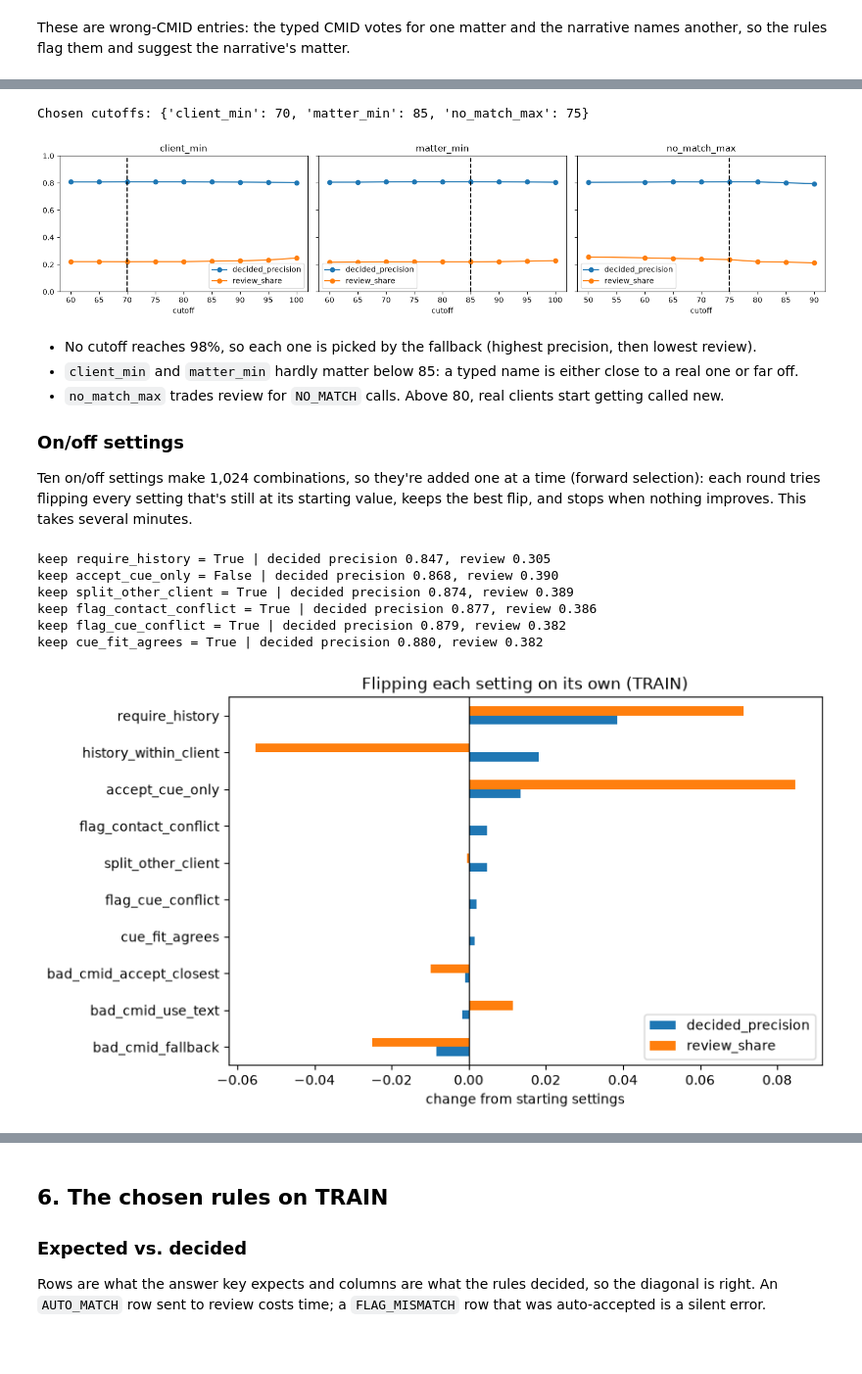
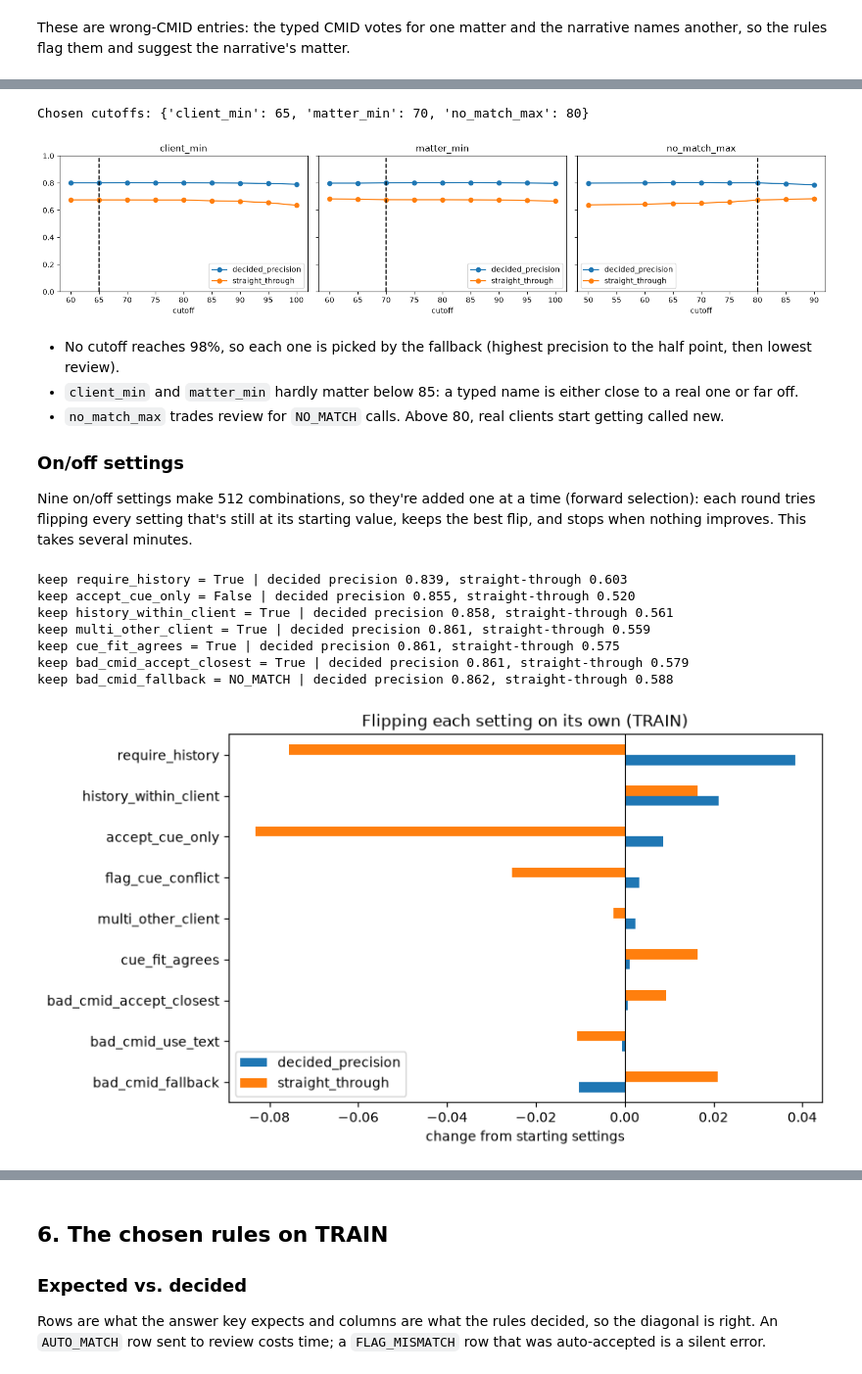
Before and after one commit to ashleyyykim/billing-entry-assistant, a Jupyter notebook: matching/notebooks/03_baseline_rules.ipynb, the cells around one changed output, grey strips where cells are left out. Shown at 98% size. Saved outputs shown, nothing was run; the diff lists cells and outputs as text; code cells hidden in the pictures; blank space fills up the shorter version.

```diff
--- a/matching/notebooks/03_baseline_rules.ipynb
+++ b/matching/notebooks/03_baseline_rules.ipynb
@@ -47,9 +47,8 @@ CUTOFFS = {
 }
 SWITCHES = {   # starting value first
     "accept_cue_only": [True, False],
-    "split_other_client": [False, True],
+    "multi_other_client": [False, True],
     "flag_cue_conflict": [False, True],
-    "flag_contact_conflict": [False, True],
     "require_history": [False, True],
     "cue_fit_agrees": [False, True],
     "history_within_client": [False, True],
@@ -161,4 +162,4 @@ These are wrong-CMID entries: the typed CMID votes for one matter and the narrat
 # %%
-start_runs = {"status quo": evaluate(train_pairs, start, status_quo), "rules": evaluate(train_pairs, start)}
+start_runs = {"CMID only": evaluate(train_pairs, start, cmid_only), "rules": evaluate(train_pairs, start)}
 pd.DataFrame({name: summarize(scored) for name, scored in start_runs.items()}).T.round(3)
 # %% [output]
@@ -189,14 +190,7 @@ plt.show()
 
 One cutoff changes at a time while the others stay at their starting values. This takes a few minutes.
 # %%
-METRICS = ["decided_precision", "review_share", "action_accuracy"]
-
-
-def pick_best(results):
-    ok = results[results["decided_precision"] >= PRECISION_TARGET]
-    if ok.empty:
-        return results.sort_values(["decided_precision", "review_share"], ascending=[False, True]).index[0]
-    return ok.sort_values(["review_share", "action_accuracy"], ascending=[True, False]).index[0]
+METRICS = ["decided_precision", "straight_through", "action_accuracy"]
 
 
 sweeps = {}
@@ -205,29 +199,29 @@ for setting, values in CUTOFFS.items():
 
 tuned = dict(start)
 for setting, results in sweeps.items():
-    best = results.loc[pick_best(results), METRICS]
+    best = results.loc[pick_best(results, PRECISION_TARGET), METRICS]
     ties = results[(results[METRICS] == best).all(axis=1)].index
     tuned[setting] = min(ties, key=lambda v: abs(v - start[setting]))
 print("Chosen cutoffs:", {s: tuned[s] for s in CUTOFFS})
 
 fig, axes = plt.subplots(1, 3, figsize=(15, 3.5), sharey=True)
 for ax, (setting, results) in zip(axes, sweeps.items()):
-    results[["decided_precision", "review_share"]].plot(ax=ax, marker="o", title=setting, ylim=(0, 1))
+    results[["decided_precision", "straight_through"]].plot(ax=ax, marker="o", title=setting, ylim=(0, 1))
     ax.axvline(tuned[setting], color="black", linestyle="--")
     ax.set_xlabel("cutoff")
 plt.tight_layout()
 plt.show()
 # %% [output]
-Chosen cutoffs: {'client_min': 70, 'matter_min': 85, 'no_match_max': 75}
+Chosen cutoffs: {'client_min': 65, 'matter_min': 70, 'no_match_max': 80}
-[figure, old version]
+[figure, new version]
 # %% [markdown]
-- No cutoff reaches 98%, so each one is picked by the fallback (highest precision, then lowest review).
+- No cutoff reaches 98%, so each one is picked by the fallback (highest precision to the half point, then lowest review).
 - `client_min` and `matter_min` hardly matter below 85: a typed name is either close to a real one or far off.
 - `no_match_max` trades review for `NO_MATCH` calls. Above 80, real clients start getting called new.
 
 ### On/off settings
 
-Ten on/off settings make 1,024 combinations, so they're added one at a time (forward selection): each round tries flipping every setting that's still at its starting value, keeps the best flip, and stops when nothing improves. This takes several minutes.
+Nine on/off settings make 512 combinations, so they're added one at a time (forward selection): each round tries flipping every setting that's still at its starting value, keeps the best flip, and stops when nothing improves. This takes several minutes.
 # %%
 current = tuned
 current_summary = summarize(evaluate(train_pairs, current))
@@ -239,30 +233,31 @@ while remaining:
     if len(round_one) == 1:
         round_one.update(tried)
     results = pd.DataFrame(tried).T
-    best = pick_best(results)
+    best = pick_best(results, PRECISION_TARGET)
     both = pd.DataFrame([tried[best], current_summary], index=["new", "current"])
-    if pick_best(both) != "new" or (both.loc["new", METRICS] == both.loc["current", METRICS]).all():
+    if pick_best(both, PRECISION_TARGET) != "new" or (both.loc["new", METRICS] == both.loc["current", METRICS]).all():
         break
     current = current | {best: SWITCHES[best][1]}
     current_summary = tried[best]
     remaining.remove(best)
-    print(f"keep {best} = {SWITCHES[best][1]} | decided precision {current_summary['decided_precision']:.3f}, review {current_summary['review_share']:.3f}")
+    print(f"keep {best} = {SWITCHES[best][1]} | decided precision {current_summary['decided_precision']:.3f}, straight-through {current_summary['straight_through']:.3f}")
 
 chosen = current
 # %% [output]
-keep require_history = True | decided precision 0.847, review 0.305
-keep accept_cue_only = False | decided precision 0.868, review 0.390
-keep split_other_client = True | decided precision 0.874, review 0.389
-keep flag_contact_conflict = True | decided precision 0.877, review 0.386
-keep flag_cue_conflict = True | decided precision 0.879, review 0.382
-keep cue_fit_agrees = True | decided precision 0.880, review 0.382
+keep require_history = True | decided precision 0.839, straight-through 0.603
+keep accept_cue_only = False | decided precision 0.855, straight-through 0.520
+keep history_within_client = True | decided precision 0.858, straight-through 0.561
+keep multi_other_client = True | decided precision 0.861, straight-through 0.559
+keep cue_fit_agrees = True | decided precision 0.861, straight-through 0.575
+keep bad_cmid_accept_closest = True | decided precision 0.861, straight-through 0.579
+keep bad_cmid_fallback = NO_MATCH | decided precision 0.862, straight-through 0.588
 # %%
 round_one = pd.DataFrame(round_one).T
-change = (round_one[["decided_precision", "review_share"]] - round_one.loc["(starting values)", ["decided_precision", "review_share"]]).drop("(starting values)")
+change = (round_one[["decided_precision", "straight_through"]] - round_one.loc["(starting values)", ["decided_precision", "straight_through"]]).drop("(starting values)")
 ax = change.sort_values("decided_precision").plot.barh(figsize=(8, 5), title=f"Flipping each setting on its own ({TUNE})")
 ax.axvline(0, color="black", linewidth=0.8)
 ax.set_xlabel("change from starting settings")
 plt.show()
 # %% [output]
-[figure, old version]
+[figure, new version]
 # %% [markdown]
```
Also changed, not shown: parts of 25 cells of this notebook, 23 other files.
